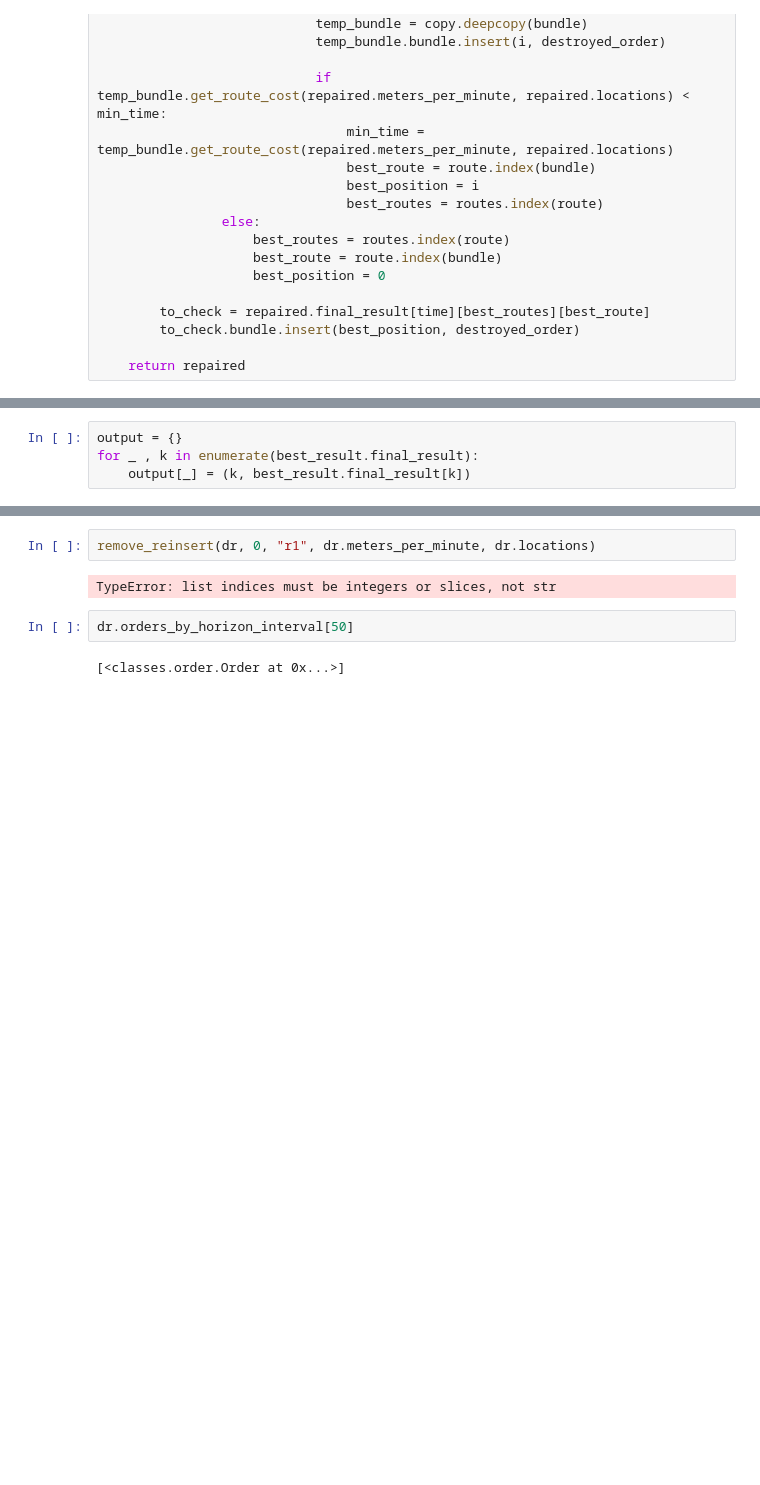
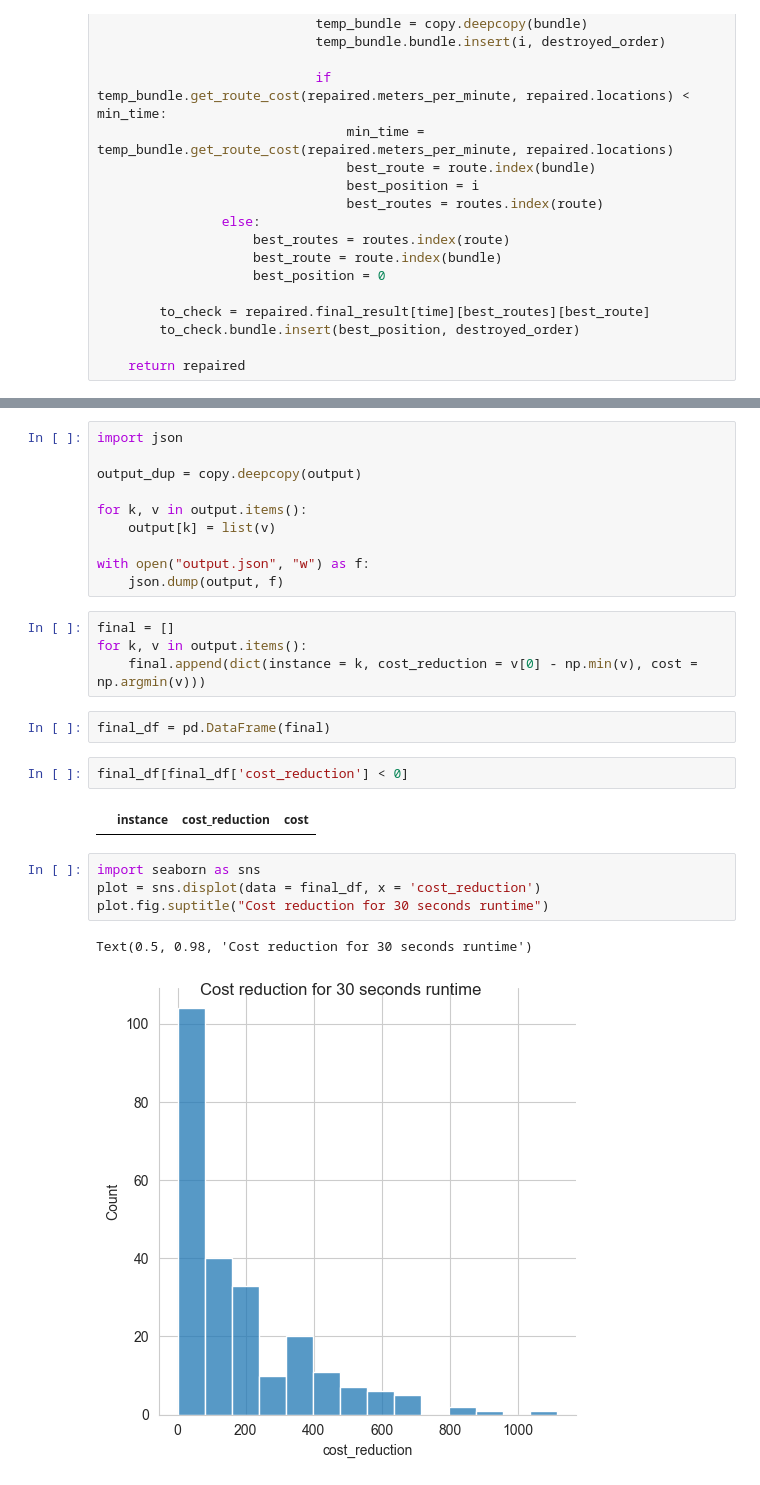
Before and after one commit to spencerkmarley/smu-cs606-meal-delivery-routing-problem, a Jupyter notebook: alns.ipynb, the cells around one changed output, grey strips where cells are left out. Saved outputs shown, nothing was run; the diff lists cells and outputs as text; blank space fills up the shorter version.

```diff
--- a/alns.ipynb
+++ b/alns.ipynb
@@ -119,4 +86,0 @@ Warning: Duplicate variable name: work_<classes.courier.Courier object at 0x...>
-# %%
-output = {}
-for _ , k in enumerate(best_result.final_result):
-    output[_] = (k, best_result.final_result[k])
@@ -183,8 +87,27 @@ def remove_reinsert(dr: DeliveryRouting, t: int, r: str, meters_per_minute: int,
-# %%
-remove_reinsert(dr, 0, "r1", dr.meters_per_minute, dr.locations)
-# %% [output]
-TypeError: list indices must be integers or slices, not str
-# %%
-dr.orders_by_horizon_interval[50]
-# %% [output]
-[<classes.order.Order at 0x...>]
+# %%
+import json
+
+output_dup = copy.deepcopy(output)
+
+for k, v in output.items():
+    output[k] = list(v)
+
+with open("output.json", "w") as f:
+    json.dump(output, f)
+# %%
+final = []
+for k, v in output.items():
+    final.append(dict(instance = k, cost_reduction = v[0] - np.min(v), cost = np.argmin(v)))
+# %%
+final_df = pd.DataFrame(final)
+# %%
+final_df[final_df['cost_reduction'] < 0]
+# %% [output]
+|  | instance | cost_reduction | cost |
+# %%
+import seaborn as sns
+plot = sns.displot(data = final_df, x = 'cost_reduction')
+plot.fig.suptitle("Cost reduction for 30 seconds runtime")
+# %% [output]
+Text(0.5, 0.98, 'Cost reduction for 30 seconds runtime')
+[figure, added]
```
Also changed, not shown: parts of 13 cells of this notebook, 1 other file.
